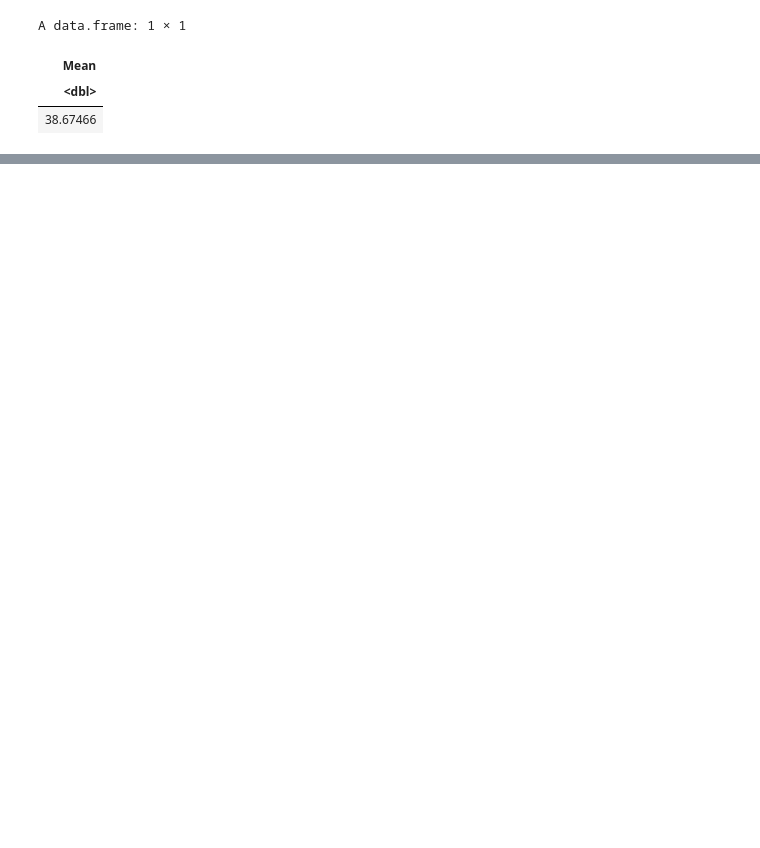
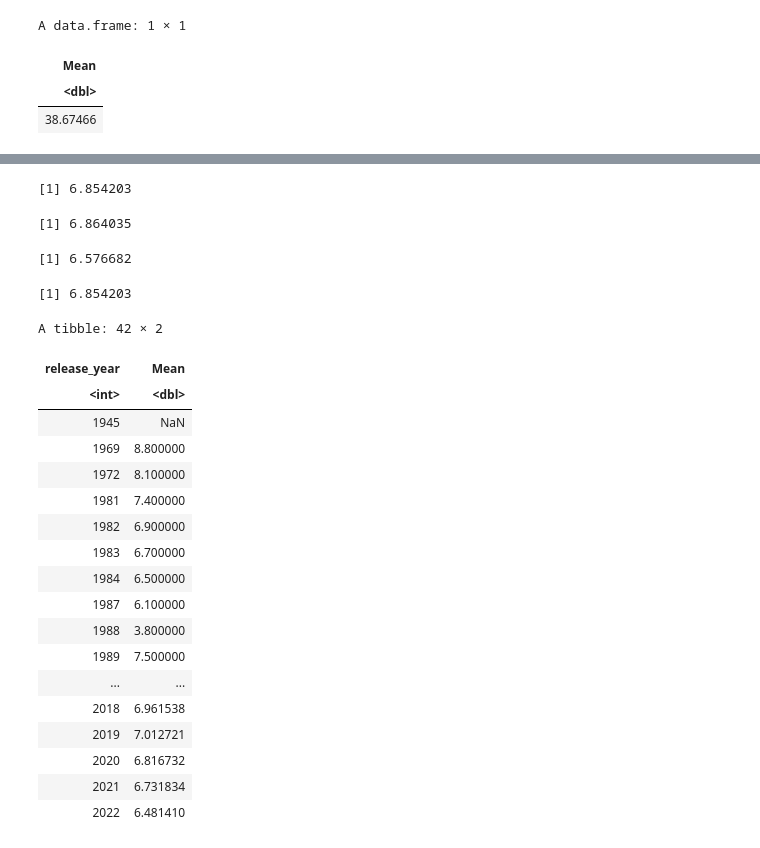
Before and after one commit to SummerEcho87/Group-Project-, a Jupyter notebook: Notebooks/HBO.ipynb, the cells around one changed output, grey strips where cells are left out. Saved outputs shown, nothing was run; the diff lists cells and outputs as text; code cells hidden in the pictures; blank space fills up the shorter version.

```diff
--- a/Notebooks/HBO.ipynb
+++ b/Notebooks/HBO.ipynb
@@ -306,0 +345,2 @@ A data.frame: 1 × 1
+# %%
+HBOtitles1Recode = read.csv("/Users/caitlinbailey/Downloads/archive(2) 2/HBOtitlesset.csv")
@@ -306,0 +383,2 @@ A data.frame: 1 × 1
+# %%
+HBOtitles1RSHOW <- (HBOtitles1Recode %>% filter(type %in% c('SHOW')))
@@ -306,0 +447,40 @@ A data.frame: 1 × 1
+# %%
+mean(HBOtitlesSHOW10$imdb_score, na.rm = TRUE)
+# %% [output]
+[1] 6.854203
+# %%
+mean(HBOtitlesMOVIE90$imdb_score, na.rm = TRUE)
+# %% [output]
+[1] 6.864035
+# %%
+mean(HBOtitlesMOVIE00$imdb_score, na.rm = TRUE)
+# %% [output]
+[1] 6.576682
+# %%
+mean(HBOtitlesMOVIE10$imdb_score, na.rm = TRUE)
+# %% [output]
+[1] 6.854203
+# %%
+IMDB<- HBOtitles1RSHOW %>% group_by(release_year) %>% summarize(Mean = mean(imdb_score, na.rm = TRUE))
+# %%
+IMDB
+# %% [output]
+A tibble: 42 × 2
+| release_year | Mean |
+| <int> | <dbl> |
+| 1945 | NaN |
+| 1969 | 8.800000 |
+| 1972 | 8.100000 |
+| 1981 | 7.400000 |
+| 1982 | 6.900000 |
+| 1983 | 6.700000 |
+| 1984 | 6.500000 |
+| 1987 | 6.100000 |
+| 1988 | 3.800000 |
+| 1989 | 7.500000 |
+| ... | ... |
+| 2018 | 6.961538 |
+| 2019 | 7.012721 |
+| 2020 | 6.816732 |
+| 2021 | 6.731834 |
+| 2022 | 6.481410 |
```
Also changed, not shown: parts of 53 cells of this notebook.
